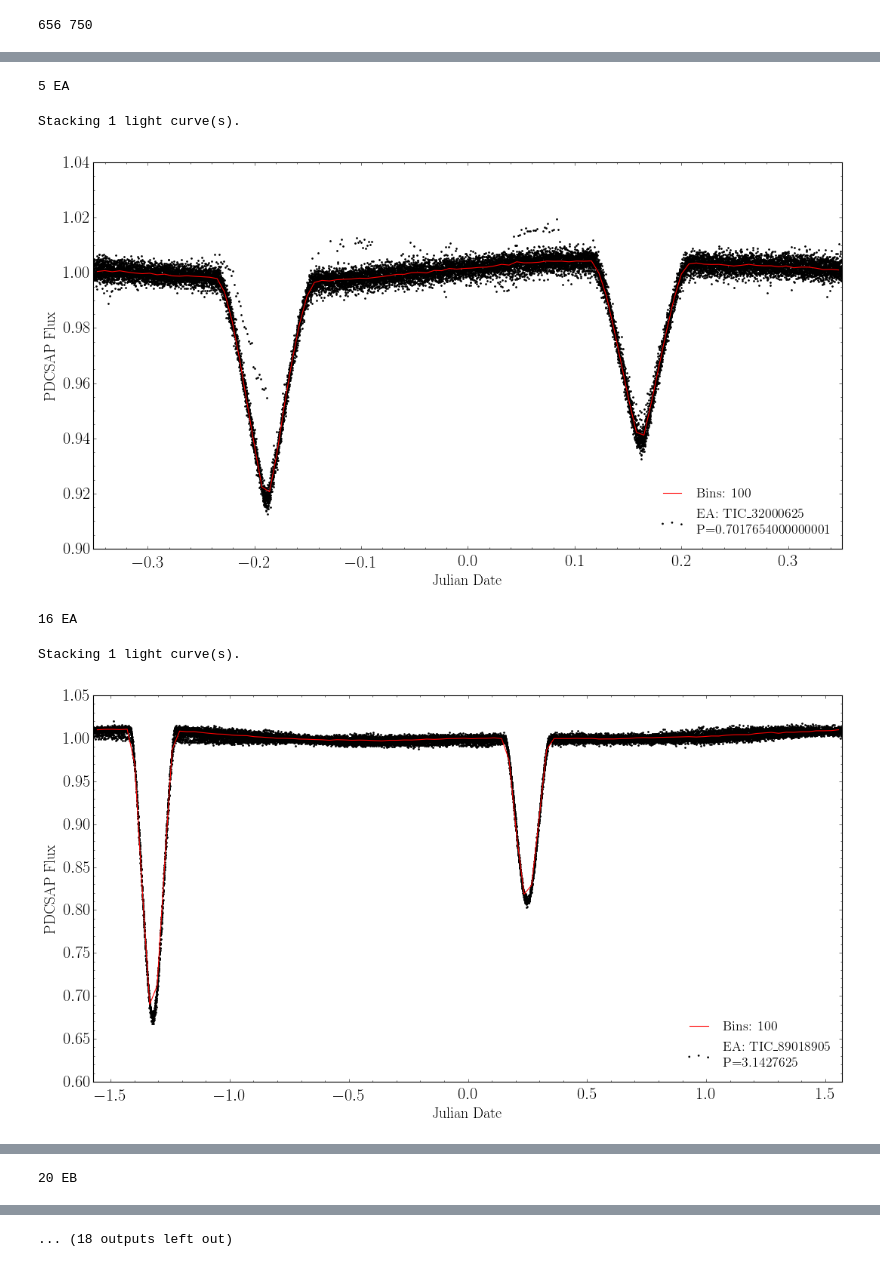
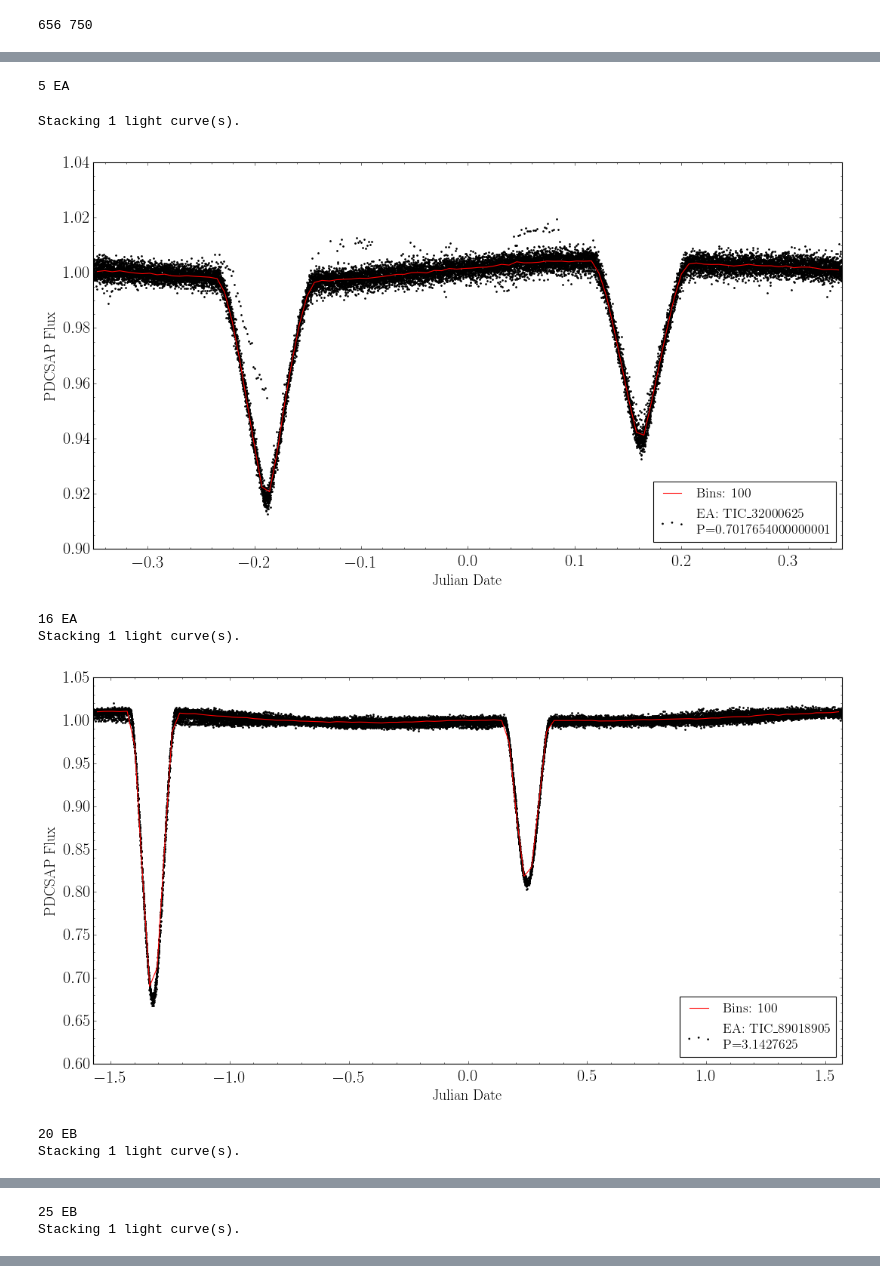
Before and after one commit to jbirky/tess_binaries, a Jupyter notebook: notebooks/dtw_test.ipynb, the cells around one changed output, grey strips where cells are left out. Cells and saved outputs as stored; diff of their text form; code cells hidden in the pictures.

```diff
--- a/notebooks/dtw_test.ipynb
+++ b/notebooks/dtw_test.ipynb
@@ -118,6 +87,0 @@ array([   36,    37,    38, ..., 19138, 19139, 19140])
-# %%
-tsteps = 5
-tbins = np.linspace(min(data.time.jd), max(data.time.jd), tsteps+1)
-for i in range(tsteps):
-    bin_ind = np.where((data.time.jd > tbins[i]) & (data.time.jd < tbins[i+1]))[0]
-    print(np.nanmedian(data['pdcsap_flux'][bin_ind]))
@@ -137,5 +90,4 @@ Bins: 100
 # %%
-# Compute DTW between two examples
 tsteps = 100
 tarr = np.arange(0,tsteps,1)
 farr = []
@@ -168,35 +120,37 @@ for i in demo:
 #     plotLightCurve(data, label=f"{typ}: TIC_{tic_id}\nP={per}", save_dir=f'{tb.plot_dir}/dtw_ex_classes', tic_id=tic_id)
 
     tbins = np.linspace(min(data.time.jd), max(data.time.jd), tsteps+1)
     bin_width = (tbins[1] - tbins[0])/2
     bin_flux = []
     for i in range(tsteps):
         bin_ind = np.where((data.time.jd > tbins[i]) & (data.time.jd < tbins[i+1]))[0]
         bin_flux.append(np.nanmedian(data['pdcsap_flux'][bin_ind])/u.electron*u.second)
     bin_flux = np.array(bin_flux)/np.median(np.array(bin_flux))
 
     plt.figure(figsize=[16,8])
     plt.ticklabel_format(useOffset=False)
     plt.scatter(data.time.jd, data['pdcsap_flux']/np.nanmedian(data['pdcsap_flux']), \
              color='k', s=2, label=f"{typ}: TIC\_{tic_id}\nP={per}")
     plt.plot(tbins[:tsteps]+bin_width, bin_flux, color='r', label=f'Bins: {tsteps}')
 
     plt.ylabel('PDCSAP Flux', fontsize=18)
     plt.xlabel('Julian Date', fontsize=18)
     plt.xlim(min(data.time.jd), max(data.time.jd))
-    plt.legend(loc='lower right', frameon=False, fontsize=16)
+    plt.legend(loc='lower right', fontsize=16)
     plt.minorticks_on()
     plt.savefig(f'{tb.plot_dir}/dtw_ex_classes/TIC_{tic_id}.png')
     plt.show()
 
     farr.append(bin_flux)
     ids.append(tic_id)
     periods.append(per)
     types.append(typ)
 # %% [output]
 5 EA
 Stacking 1 light curve(s).
-[figure, old version]
+[figure, new version]
 16 EA
+Stacking 1 light curve(s).
+[figure, new version]
+20 EB
 Stacking 1 light curve(s).
-[figure, old version]
@@ -203 +158,2 @@ Stacking 1 light curve(s).
-20 EB
+25 EB
+Stacking 1 light curve(s).
@@ -209 +166,0 @@ Stacking 1 light curve(s).
-... (18 outputs left out)
```
Also changed, not shown: parts of 25 cells of this notebook.
